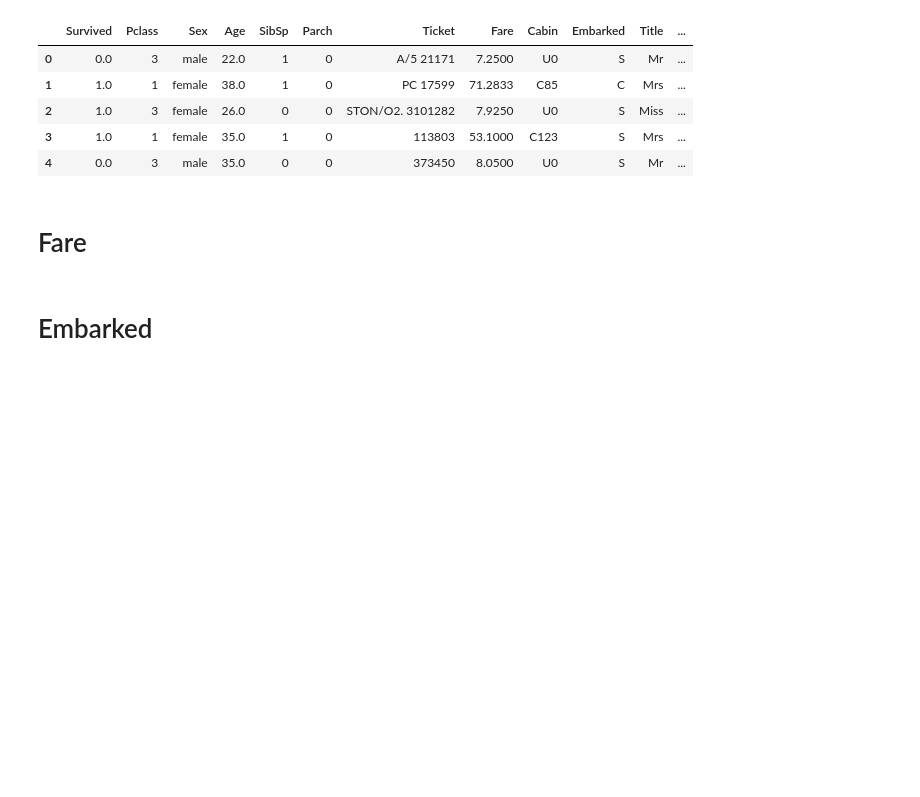
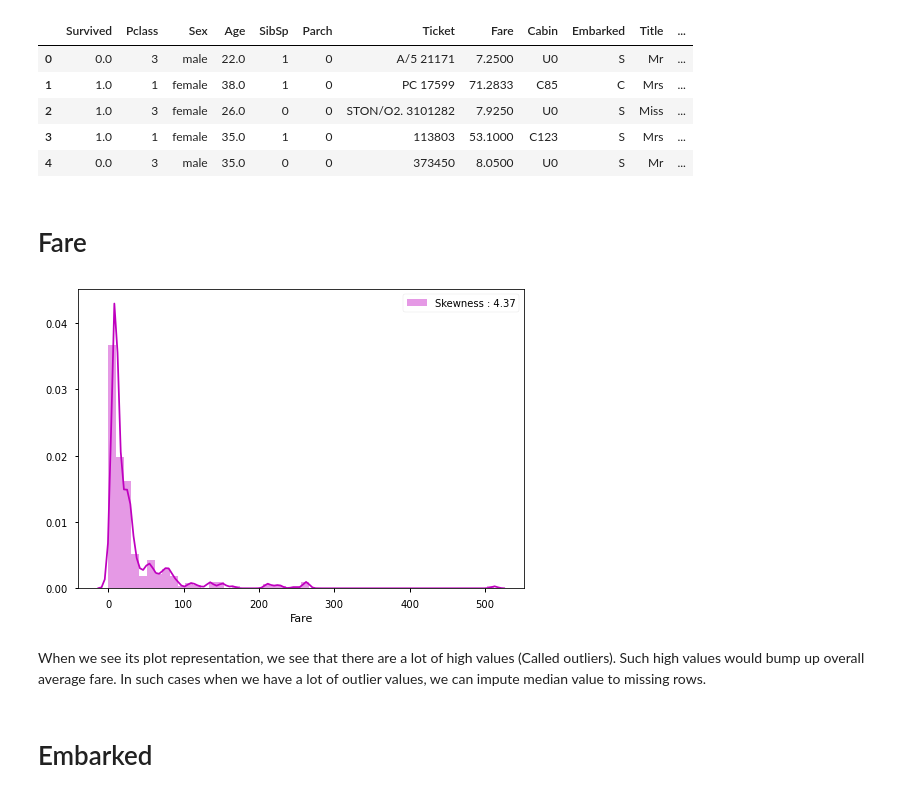
Before and after one commit to fahmida607/Kaggle_Titanic_Machine_Learning_from_Disaster, a Jupyter notebook: final-titanic-project.ipynb, the cells around one changed output. Cells and saved outputs as stored; diff of their text form; code cells hidden in the pictures; blank space fills up the shorter version.

```diff
--- a/final-titanic-project.ipynb
+++ b/final-titanic-project.ipynb
@@ -45,6 +46,6 @@ for dirname, _, filenames in os.walk('/kaggle/input'):
 # %%
-test_df = pd.read_csv("/kaggle/input/titanic/test.csv")
-train_df = pd.read_csv("/kaggle/input/titanic/train.csv")
+test_df = pd.read_csv("./kaggle/input/titanic/test.csv")
+train_df = pd.read_csv("./kaggle/input/titanic/train.csv")
 # %%
 train_df.info()
 # %% [output]
@@ -213,6 +226,13 @@ train_test_df.head()
 | 4 | 0.0 | 3 | male | 35.0 | 0 | 0 | 373450 | 8.0500 | U0 | S | Mr | ... |
 # %% [markdown]
 # Fare
+# %%
+g = sns.distplot(train_test_df["Fare"], color="m", label="Skewness : %.2f"%(train_test_df["Fare"].skew()))
+g = g.legend(loc="best")
+# %% [output]
+[figure, added]
+# %% [markdown]
+When we see its plot representation, we see that there are a lot of high values (Called outliers). Such high values would bump up overall average fare. In such cases when we have a lot of outlier values, we can impute median value to missing rows.
 # %%
 train_test_df['Fare'] = train_test_df['Fare'].fillna(train_test_df['Fare'].median())
 train_test_df['Fare'] = train_test_df['Fare'].astype(int)
```
Also changed, not shown: parts of 16 cells of this notebook.
